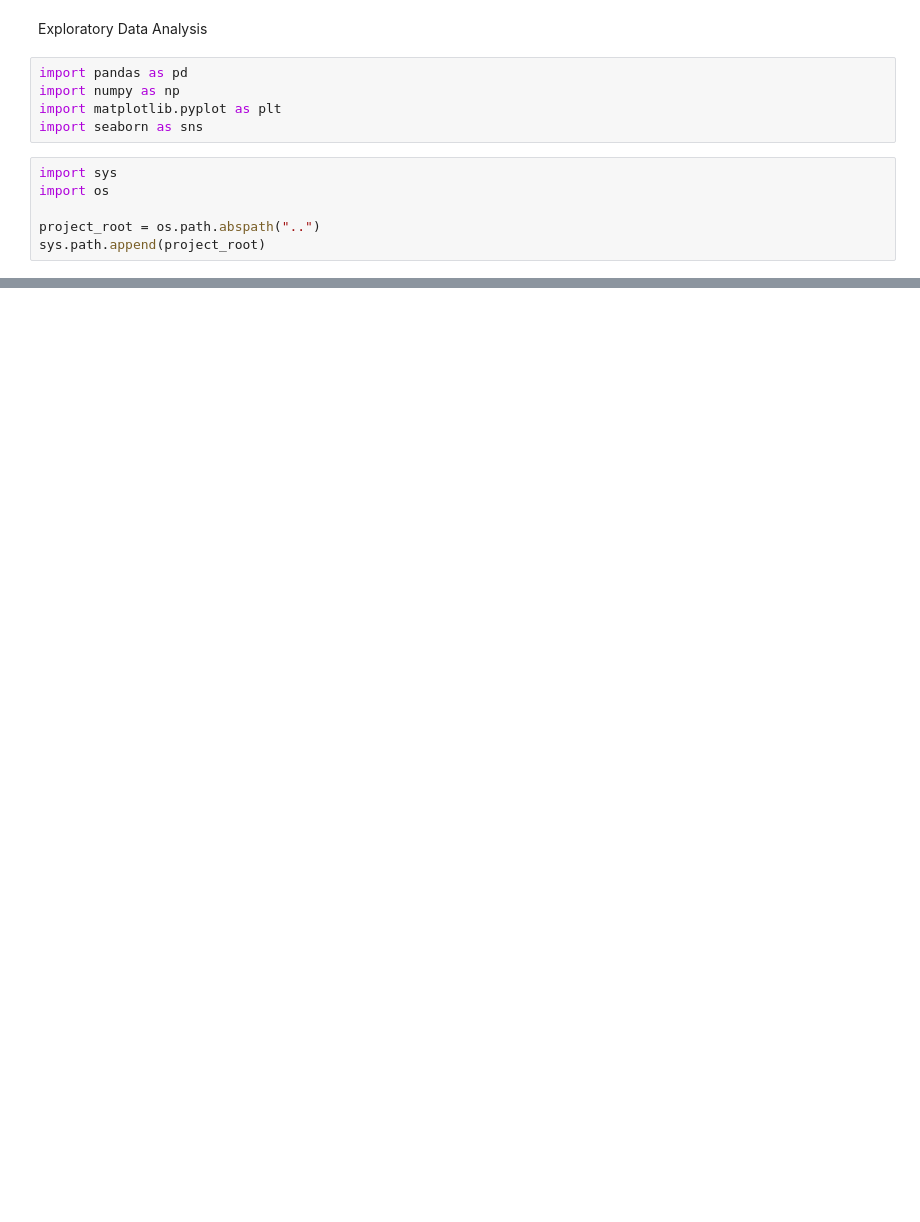
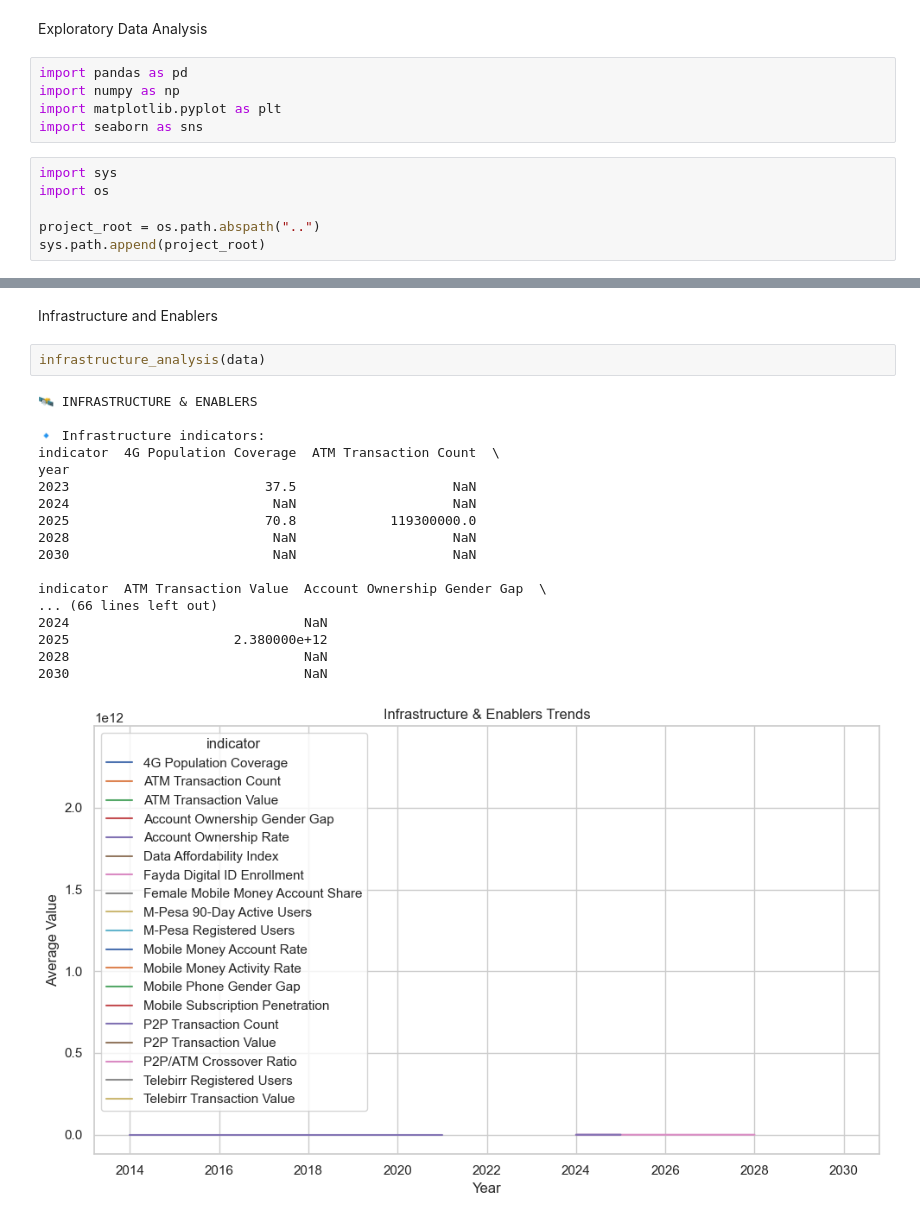
Before and after one commit to amubarke/Forecasting-Financial-Inclusion-in-Ethiopia-week-10, a Jupyter notebook: notebooks/EDA.ipynb, the cells around one changed output, grey strips where cells are left out. Saved outputs shown, nothing was run; the diff lists cells and outputs as text; blank space fills up the shorter version.

```diff
--- a/notebooks/EDA.ipynb
+++ b/notebooks/EDA.ipynb
@@ -68,0 +109,23 @@ NameError: name 'filter_by_pillar' is not defined
+# %% [markdown]
+Infrastructure and Enablers
+# %%
+infrastructure_analysis(data)
+# %% [output]
+🛰️ INFRASTRUCTURE & ENABLERS
+
+🔹 Infrastructure indicators:
+indicator  4G Population Coverage  ATM Transaction Count  \
+year
+2023                         37.5                    NaN
+2024                          NaN                    NaN
+2025                         70.8            119300000.0
+2028                          NaN                    NaN
+2030                          NaN                    NaN
+
+indicator  ATM Transaction Value  Account Ownership Gender Gap  \
+... (66 lines left out)
+2024                              NaN
+2025                     2.380000e+12
+2028                              NaN
+2030                              NaN
+[figure, added]
```
Also changed, not shown: parts of 23 cells of this notebook, 1 other file.
